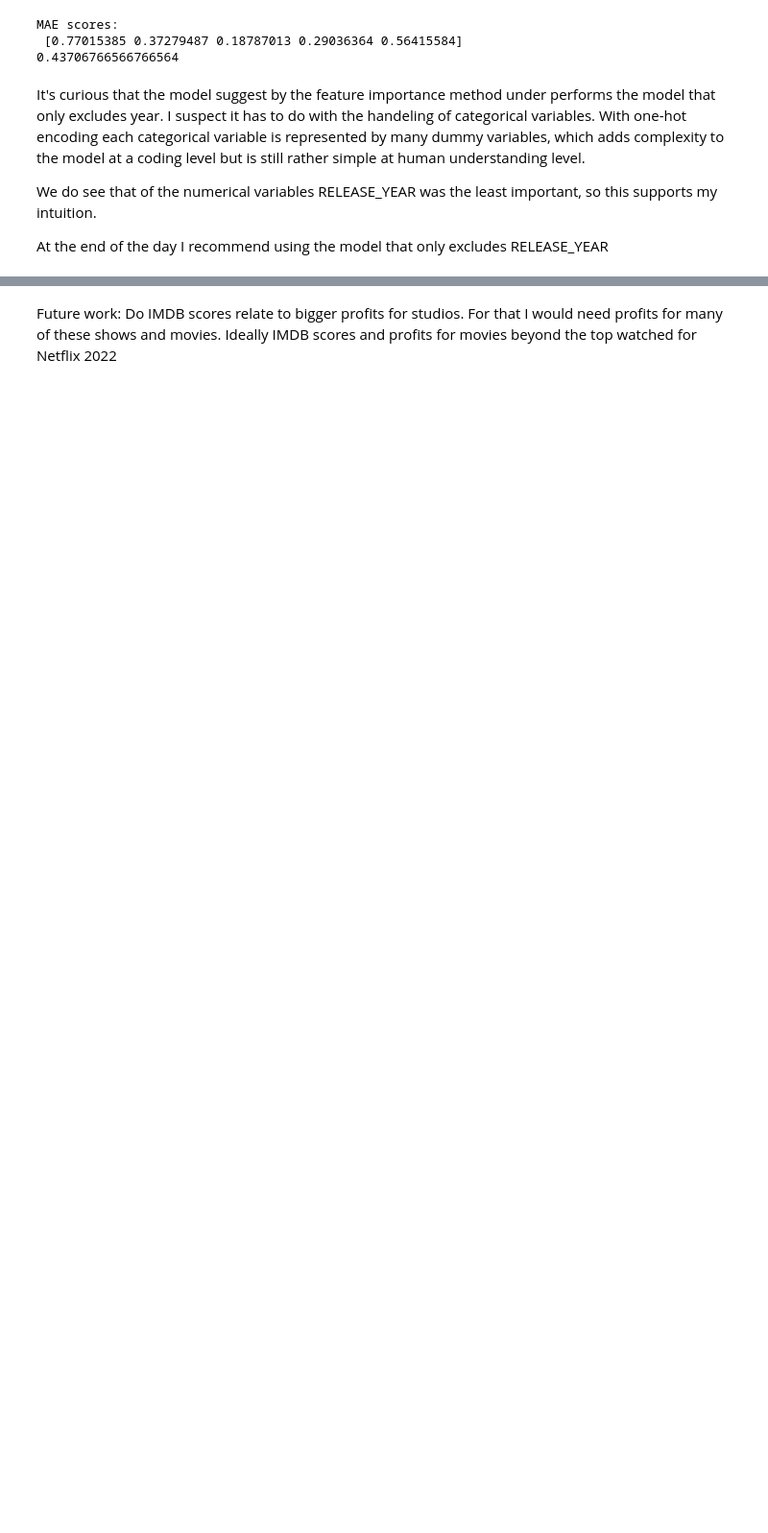
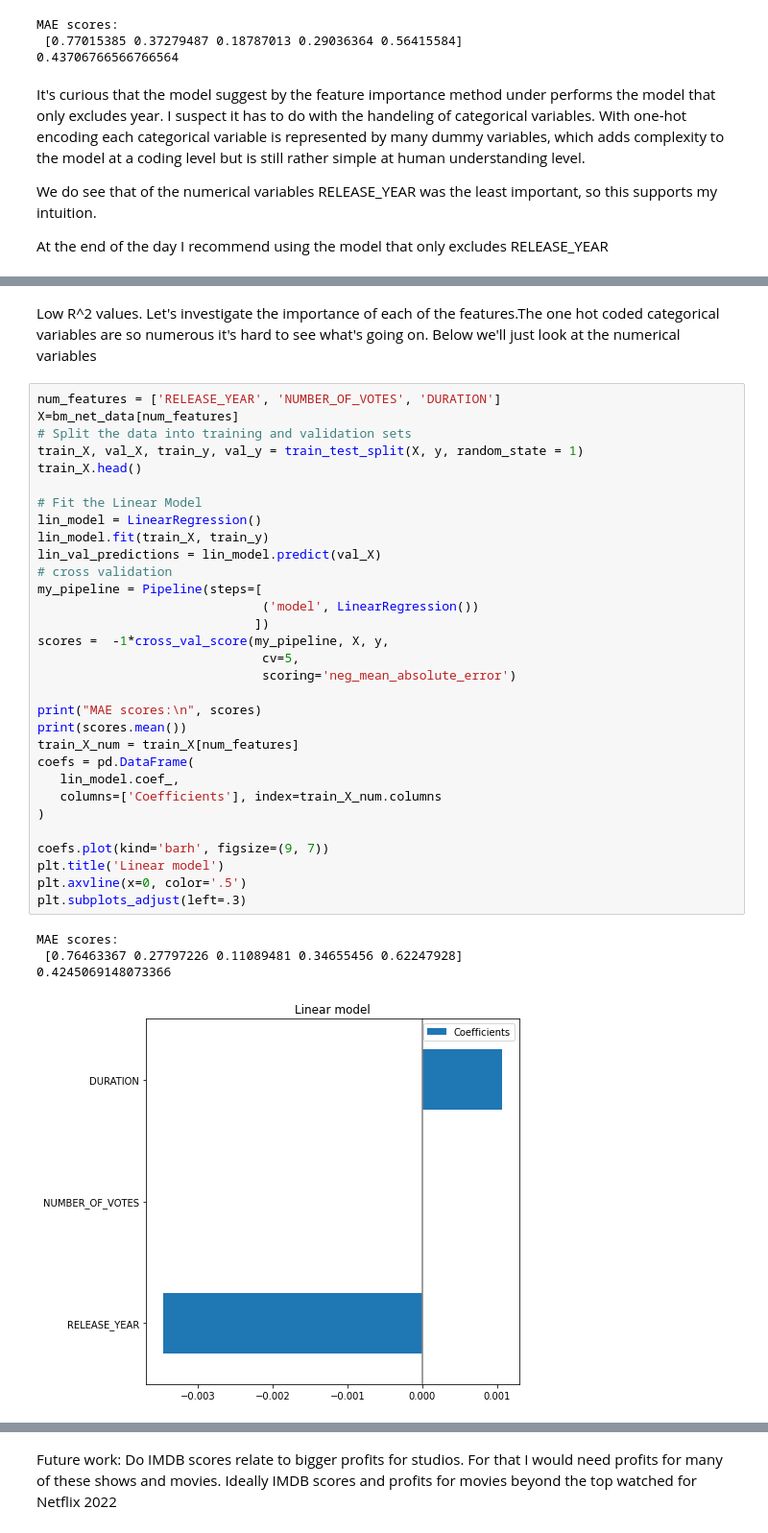
Before and after one commit to leiayoung/lny-sharing, a Jupyter notebook: netflix-exploration.ipynb, the cells around one changed output, grey strips where cells are left out. Shown at 96% size. Cells and saved outputs as stored; diff of their text form; blank space fills up the shorter version.

```diff
--- a/netflix-exploration.ipynb
+++ b/netflix-exploration.ipynb
@@ -550,0 +589,38 @@ At the end of the day I recommend using the model that only excludes RELEASE_YEA
+# %% [markdown]
+Low R^2 values. Let's investigate the importance of each of the features.The one hot coded categorical variables are so numerous it's hard to see what's going on. Below we'll just look at the numerical variables
+# %%
+num_features = ['RELEASE_YEAR', 'NUMBER_OF_VOTES', 'DURATION']
+X=bm_net_data[num_features]
+# Split the data into training and validation sets
+train_X, val_X, train_y, val_y = train_test_split(X, y, random_state = 1)
+train_X.head()
+
+# Fit the Linear Model
+lin_model = LinearRegression()
+lin_model.fit(train_X, train_y)
+lin_val_predictions = lin_model.predict(val_X)
+# cross validation
+my_pipeline = Pipeline(steps=[
+                              ('model', LinearRegression())
+                             ])
+scores =  -1*cross_val_score(my_pipeline, X, y,
+                              cv=5,
+                              scoring='neg_mean_absolute_error')
+
+print("MAE scores:\n", scores)
+print(scores.mean())
+train_X_num = train_X[num_features]
+coefs = pd.DataFrame(
+   lin_model.coef_,
+   columns=['Coefficients'], index=train_X_num.columns
+)
+
+coefs.plot(kind='barh', figsize=(9, 7))
+plt.title('Linear model')
+plt.axvline(x=0, color='.5')
+plt.subplots_adjust(left=.3)
+# %% [output]
+MAE scores:
+ [0.76463367 0.27797226 0.11089481 0.34655456 0.62247928]
+0.4245069148073366
+[figure, added]
```
Also changed, not shown: parts of 26 cells of this notebook.
